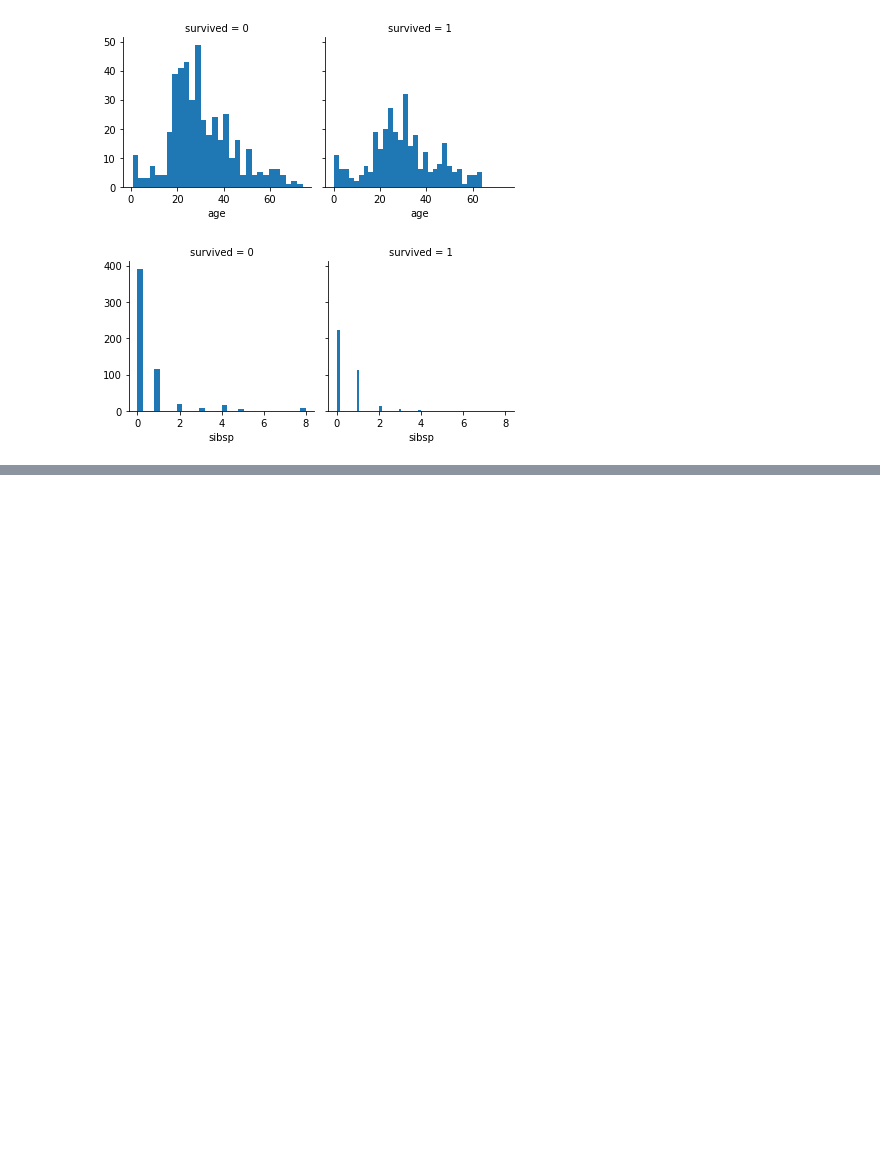
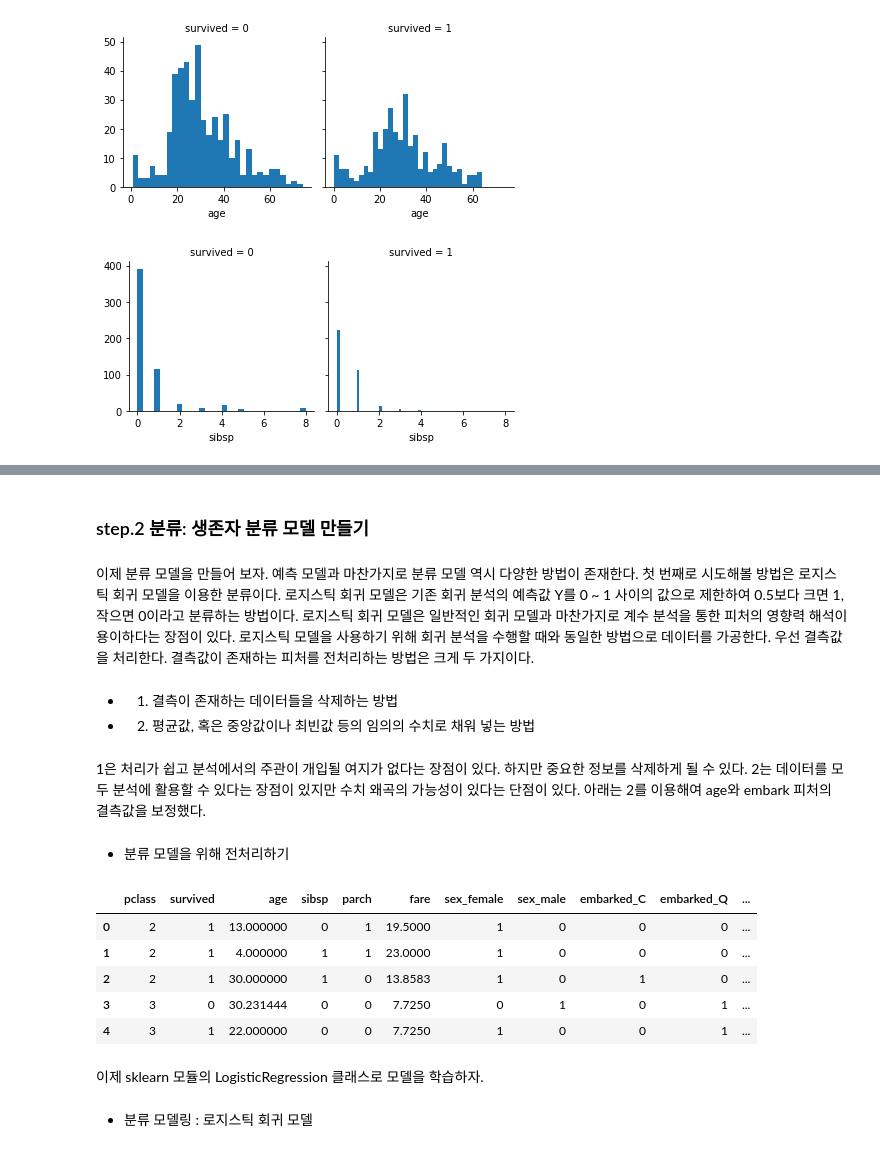
Before and after one commit to jaeyoon89/python_data_analysis, a Jupyter notebook: ch4-1_titanic_classification.ipynb, the cells around one changed output, grey strips where cells are left out. Saved outputs shown, nothing was run; the diff lists cells and outputs as text; code cells hidden in the pictures; blank space fills up the shorter version.

```diff
--- a/ch4-1_titanic_classification.ipynb
+++ b/ch4-1_titanic_classification.ipynb
@@ -148,0 +151,40 @@ The t-statistic and p-value not assuming equal variances is -2.446 and 0.015
+# %% [markdown]
+### step.2 분류: 생존자 분류 모델 만들기
+# %% [markdown]
+이제 분류 모델을 만들어 보자. 예측 모델과 마찬가지로 분류 모델 역시 다양한 방법이 존재한다.
+첫 번째로 시도해볼 방법은 로지스틱 회귀 모델을 이용한 분류이다. 로지스틱 회귀 모델은 기존 회귀 분석의 예측값 Y를 0 ~ 1 사이의 값으로 제한하여 0.5보다 크면 1, 작으면 0이라고 분류하는 방법이다. 로지스틱 회귀 모델은 일반적인 회귀 모델과 마찬가지로 계수 분석을 통한 피처의 영향력 해석이 용이하다는 장점이 있다. 로지스틱 모델을 사용하기 위해 회귀 분석을 수행할 때와 동일한 방법으로 데이터를 가공한다. 우선 결측값을 처리한다. 결측값이 존재하는 피처를 전처리하는 방법은 크게 두 가지이다.
+# %% [markdown]
+- 1. 결측이 존재하는 데이터들을 삭제하는 방법
+- 2. 평균값, 혹은 중앙값이나 최빈값 등의 임의의 수치로 채워 넣는 방법
+# %% [markdown]
+1은 처리가 쉽고 분석에서의 주관이 개입될 여지가 없다는 장점이 있다. 하지만 중요한 정보를 삭제하게 될 수 있다. 2는 데이터를 모두 분석에 활용할 수 있다는 장점이 있지만 수치 왜곡의 가능성이 있다는 단점이 있다. 아래는 2를 이용해여 age와 embark 피처의 결측값을 보정했다.
+# %% [markdown]
+- 분류 모델을 위해 전처리하기
+# %%
+replace_mean = df_train[df_train['age'] > 0]['age'].mean()
+df_train['age'] = df_train['age'].fillna(replace_mean)
+df_test['age'] = df_test['age'].fillna(replace_mean)
+
+embarked_mode = df_train['embarked'].value_counts().index[0]
+df_train['embarked'] = df_train['embarked'].fillna(embarked_mode)
+df_test['embarked'] = df_test['embarked'].fillna(embarked_mode)
+
+whole_df = df_train.append(df_test)
+train_idx_num = len(df_train)
+
+whole_df_encoded = pd.get_dummies(whole_df)
+df_train = whole_df_encoded[:train_idx_num]
+df_test = whole_df_encoded[train_idx_num:]
+
+df_train.head()
+# %% [output]
+|  | pclass | survived | age | sibsp | parch | fare | sex_female | sex_male | embarked_C | embarked_Q | ... |
+| 0 | 2 | 1 | 13.000000 | 0 | 1 | 19.5000 | 1 | 0 | 0 | 0 | ... |
+| 1 | 2 | 1 | 4.000000 | 1 | 1 | 23.0000 | 1 | 0 | 0 | 0 | ... |
+| 2 | 2 | 1 | 30.000000 | 1 | 0 | 13.8583 | 1 | 0 | 1 | 0 | ... |
+| 3 | 3 | 0 | 30.231444 | 0 | 0 | 7.7250 | 0 | 1 | 0 | 1 | ... |
+| 4 | 3 | 1 | 22.000000 | 0 | 0 | 7.7250 | 1 | 0 | 0 | 1 | ... |
+# %% [markdown]
+이제 sklearn 모듈의 LogisticRegression 클래스로 모델을 학습하자.
+# %% [markdown]
+- 분류 모델링 : 로지스틱 회귀 모델
```
Also changed, not shown: parts of 9 cells of this notebook.
